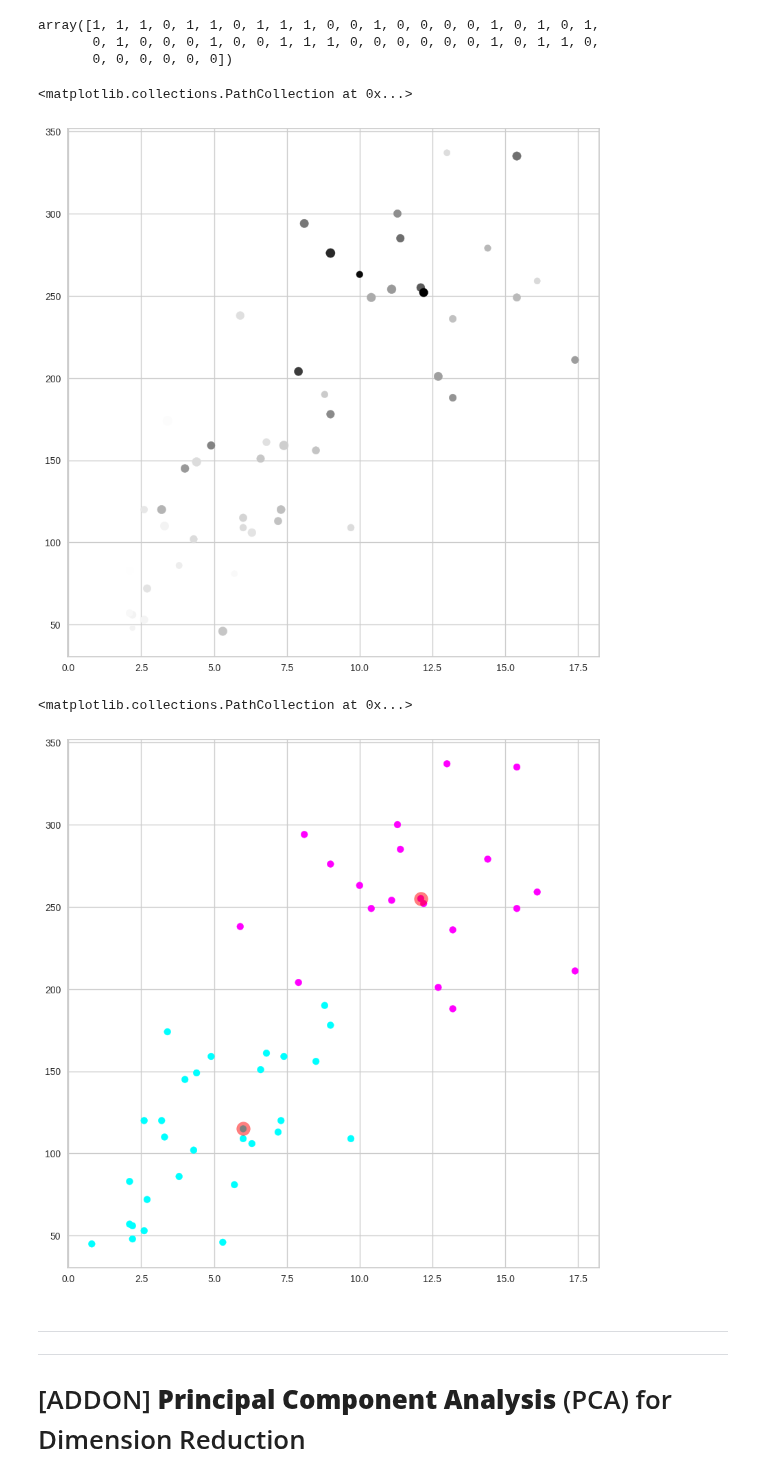
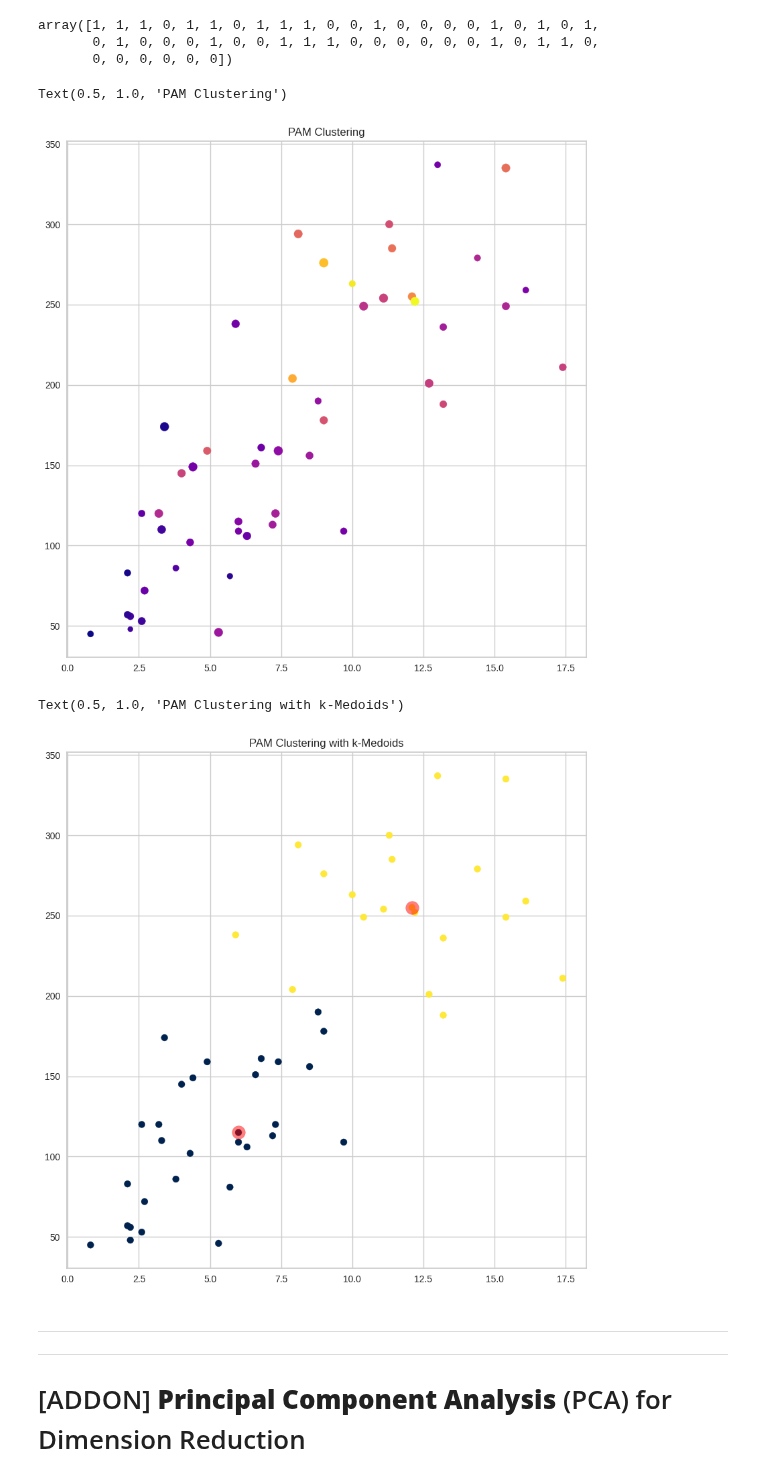
Before and after one commit to sawubona-repo/BINA-FS24-WORK, a Jupyter notebook: LB09-Clustering+Classification/Python/Python_CLUSTERING_KMeans+Co.ipynb, the cells around one changed output. Drawn from its saved outputs; the diff is of its cells as text; code cells hidden in the pictures.

```diff
--- a/LB09-Clustering+Classification/Python/Python_CLUSTERING_KMeans+Co.ipynb
+++ b/LB09-Clustering+Classification/Python/Python_CLUSTERING_KMeans+Co.ipynb
@@ -443,22 +454,26 @@ clusters = pam_fit.labels_
 # %%
 plt.figure(figsize=(10,10))
 
-plt.scatter(df.iloc[:,0],df.iloc[:,1],df.iloc[:,2],df.iloc[:,3],)
+plt.scatter(df.iloc[:,0],df.iloc[:,1],df.iloc[:,2],df.iloc[:,3], cmap='plasma')
+
+plt.title("PAM Clustering")
 # %% [output]
-<matplotlib.collections.PathCollection at 0x...>
+Text(0.5, 1.0, 'PAM Clustering')
-[figure, old version]
+[figure, new version]
 # %%
 plt.figure(figsize=(10,10))
 
 # Scatterplot of 2 selected features
-plt.scatter(df.iloc[:,0],df.iloc[:,1],c=clusters,s=50,cmap="cool")
+plt.scatter(df.iloc[:,0],df.iloc[:,1],c=clusters,s=50,cmap="cividis")
 
 # Adding Centroids to the Scatterplot
 centers = pam_fit.cluster_centers_
 plt.scatter(centers[:,0],centers[:,1],c="red",s = 200,alpha=0.5)
+
+plt.title("PAM Clustering with k-Medoids")
 # %% [output]
-<matplotlib.collections.PathCollection at 0x...>
+Text(0.5, 1.0, 'PAM Clustering with k-Medoids')
-[figure, old version]
+[figure, new version]
 # %% [markdown]
 ---
 ---
```
Also changed, not shown: parts of 20 cells of this notebook.
